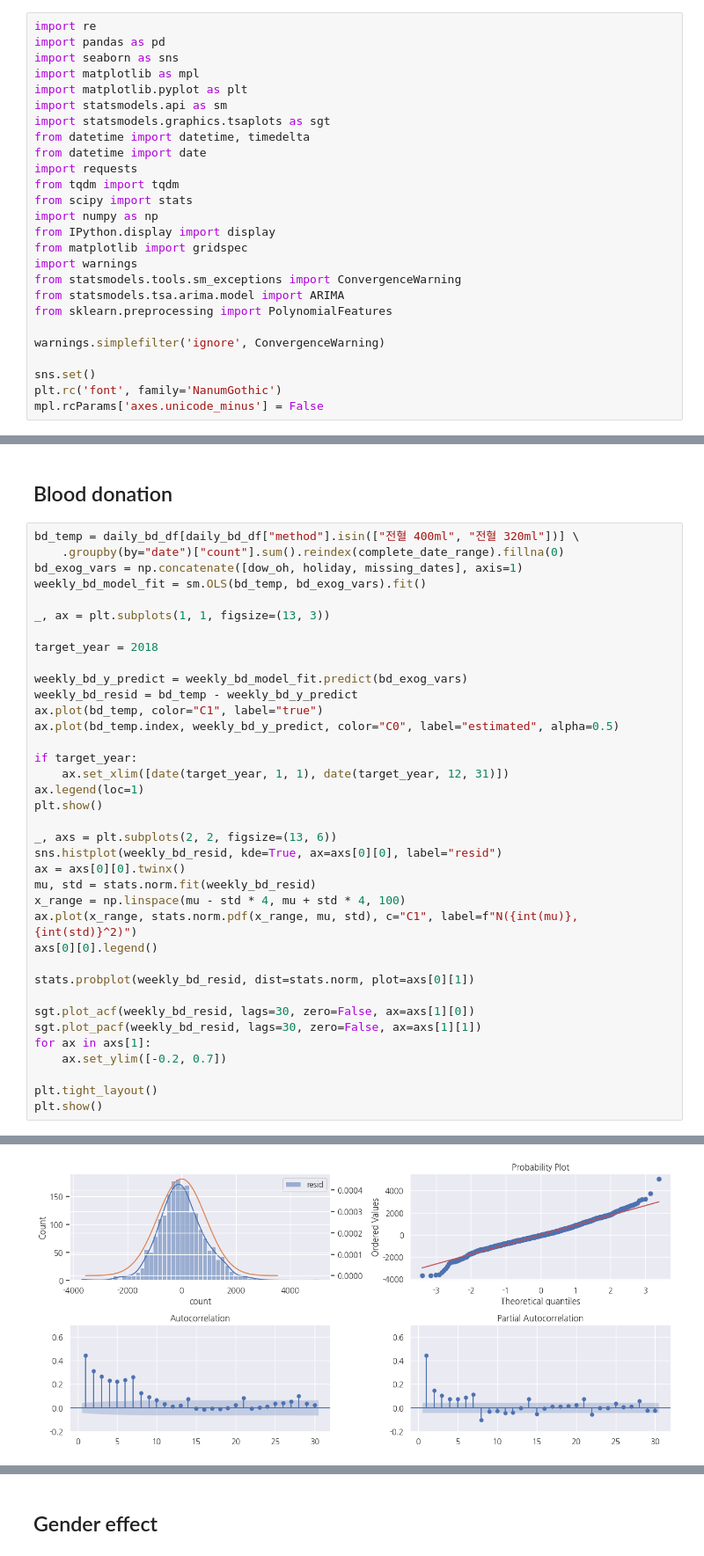
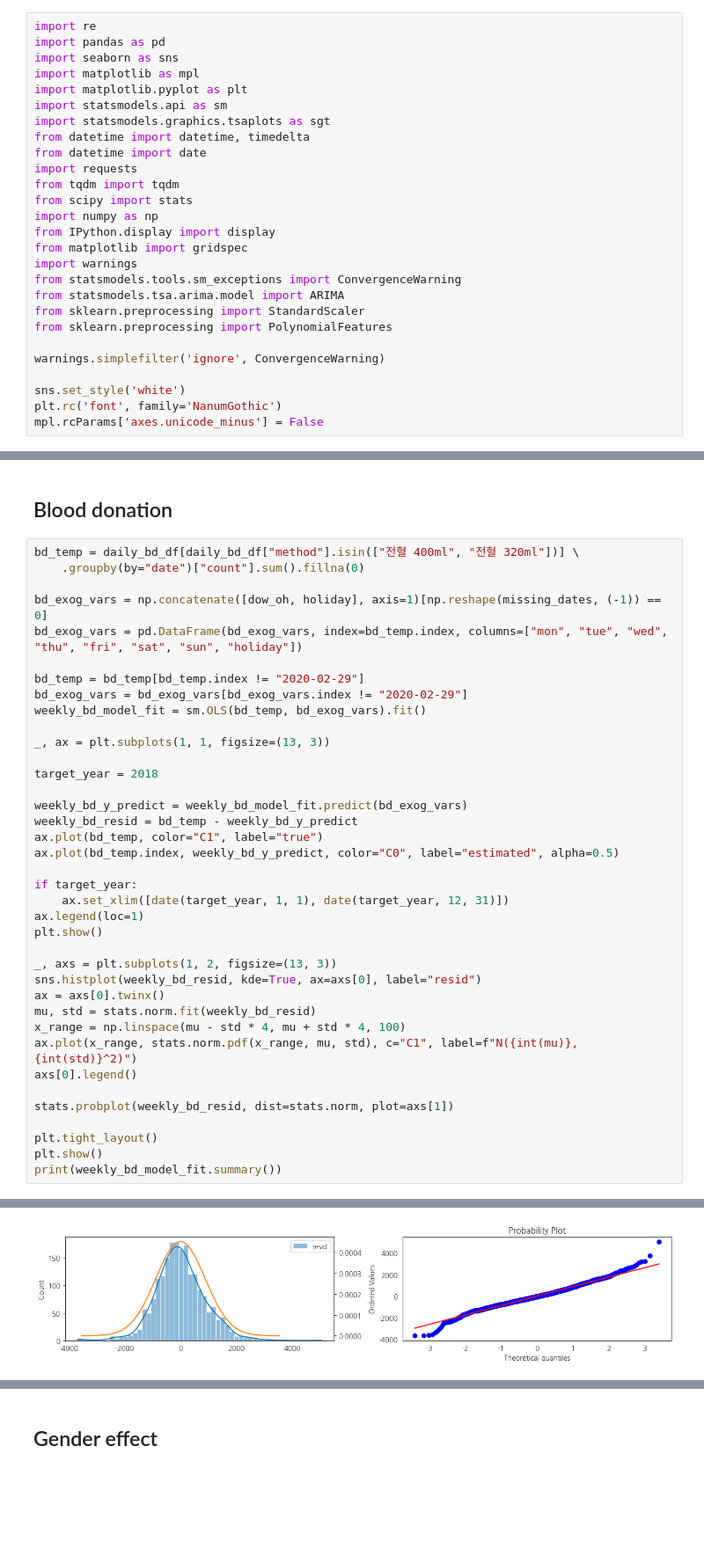
Before and after one commit to 2p990i9hpral/Factors_Dominating_Blood_Supply_Dynamics, a Jupyter notebook: analysis_main.ipynb, the cells around one changed output, grey strips where cells are left out. Shown at 88% size. Saved outputs shown, nothing was run; the diff lists cells and outputs as text; blank space fills up the shorter version.

```diff
--- a/analysis_main.ipynb
+++ b/analysis_main.ipynb
@@ -17,11 +17,12 @@ from matplotlib import gridspec
 import warnings
 from statsmodels.tools.sm_exceptions import ConvergenceWarning
 from statsmodels.tsa.arima.model import ARIMA
+from sklearn.preprocessing import StandardScaler
 from sklearn.preprocessing import PolynomialFeatures
 
 warnings.simplefilter('ignore', ConvergenceWarning)
 
-sns.set()
+sns.set_style('white')
 plt.rc('font', family='NanumGothic')
 mpl.rcParams['axes.unicode_minus'] = False
 # %% [markdown]
@@ -1188,8 +853,13 @@ def arima_model(y_train, y_test, X_train, X_test, summary=False, plot=True, test
 ## Blood donation
 # %%
 bd_temp = daily_bd_df[daily_bd_df["method"].isin(["전혈 400ml", "전혈 320ml"])] \
-    .groupby(by="date")["count"].sum().reindex(complete_date_range).fillna(0)
-bd_exog_vars = np.concatenate([dow_oh, holiday, missing_dates], axis=1)
+    .groupby(by="date")["count"].sum().fillna(0)
+
+bd_exog_vars = np.concatenate([dow_oh, holiday], axis=1)[np.reshape(missing_dates, (-1)) == 0]
+bd_exog_vars = pd.DataFrame(bd_exog_vars, index=bd_temp.index, columns=["mon", "tue", "wed", "thu", "fri", "sat", "sun", "holiday"])
+
+bd_temp = bd_temp[bd_temp.index != "2020-02-29"]
+bd_exog_vars = bd_exog_vars[bd_exog_vars.index != "2020-02-29"]
 weekly_bd_model_fit = sm.OLS(bd_temp, bd_exog_vars).fit()
 
 _, ax = plt.subplots(1, 1, figsize=(13, 3))
@@ -1206,21 +876,17 @@ if target_year:
 ax.legend(loc=1)
 plt.show()
 
-_, axs = plt.subplots(2, 2, figsize=(13, 6))
-sns.histplot(weekly_bd_resid, kde=True, ax=axs[0][0], label="resid")
-ax = axs[0][0].twinx()
+_, axs = plt.subplots(1, 2, figsize=(13, 3))
+sns.histplot(weekly_bd_resid, kde=True, ax=axs[0], label="resid")
+ax = axs[0].twinx()
 mu, std = stats.norm.fit(weekly_bd_resid)
 x_range = np.linspace(mu - std * 4, mu + std * 4, 100)
 ax.plot(x_range, stats.norm.pdf(x_range, mu, std), c="C1", label=f"N({int(mu)}, {int(std)}^2)")
-axs[0][0].legend()
+axs[0].legend()
 
-stats.probplot(weekly_bd_resid, dist=stats.norm, plot=axs[0][1])
-
-sgt.plot_acf(weekly_bd_resid, lags=30, zero=False, ax=axs[1][0])
-sgt.plot_pacf(weekly_bd_resid, lags=30, zero=False, ax=axs[1][1])
-for ax in axs[1]:
-    ax.set_ylim([-0.2, 0.7])
+stats.probplot(weekly_bd_resid, dist=stats.norm, plot=axs[1])
 
 plt.tight_layout()
 plt.show()
+print(weekly_bd_model_fit.summary())
 # %% [output]
@@ -1228 +894 @@ plt.show()
-[figure, old version]
+[figure, new version]
```
Also changed, not shown: parts of 77 cells of this notebook, 6 other files.
